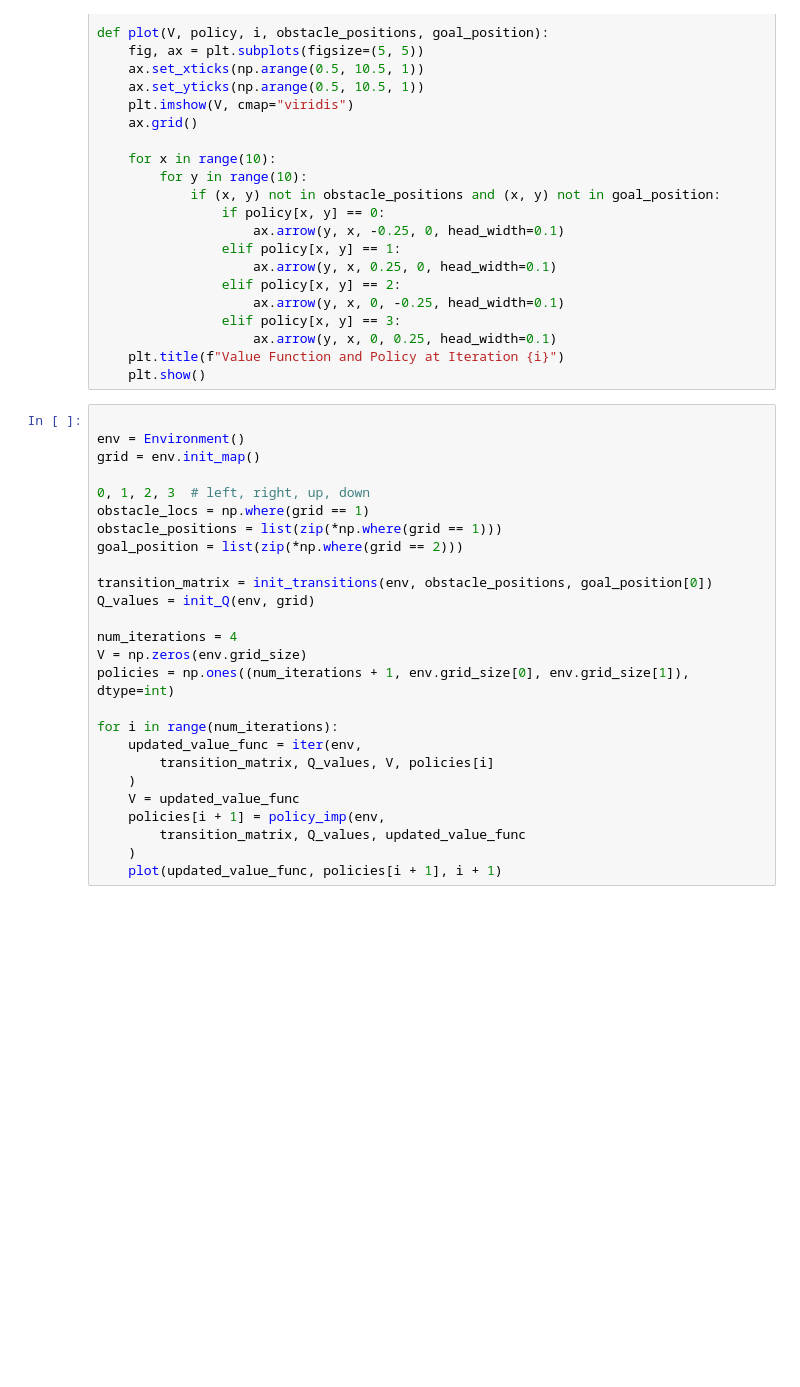
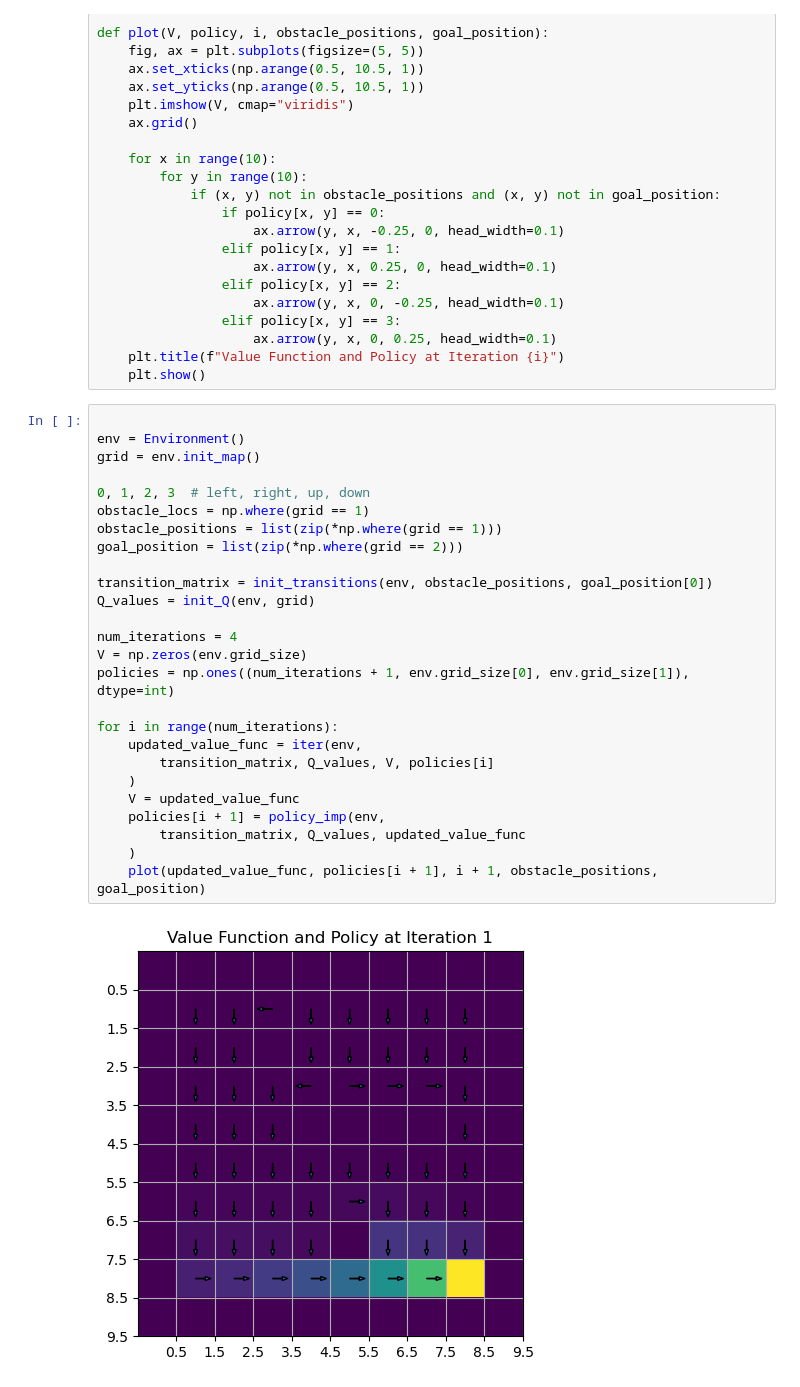
Before and after one commit to cameron-d28/undergrad_projects, a Jupyter notebook: reinforcement_learning_example.ipynb, the cells around one changed output. Cells and saved outputs as stored; diff of their text form; blank space fills up the shorter version.

Commit message:
updated RL to have plots, added paper and NN from scratch

```diff
--- a/reinforcement_learning_example.ipynb
+++ b/reinforcement_learning_example.ipynb
@@ -131,26 +131,28 @@ def plot(V, policy, i, obstacle_positions, goal_position):
 # %%
 
 env = Environment()
 grid = env.init_map()
 
 0, 1, 2, 3  # left, right, up, down
 obstacle_locs = np.where(grid == 1)
 obstacle_positions = list(zip(*np.where(grid == 1)))
 goal_position = list(zip(*np.where(grid == 2)))
 
 transition_matrix = init_transitions(env, obstacle_positions, goal_position[0])
 Q_values = init_Q(env, grid)
 
 num_iterations = 4
 V = np.zeros(env.grid_size)
 policies = np.ones((num_iterations + 1, env.grid_size[0], env.grid_size[1]), dtype=int)
 
 for i in range(num_iterations):
     updated_value_func = iter(env,
         transition_matrix, Q_values, V, policies[i]
     )
     V = updated_value_func
     policies[i + 1] = policy_imp(env,
         transition_matrix, Q_values, updated_value_func
     )
-    plot(updated_value_func, policies[i + 1], i + 1)
+    plot(updated_value_func, policies[i + 1], i + 1, obstacle_positions, goal_position)
+# %% [output]
+[figure, added]
```
Also changed, not shown: parts of 1 cell of this notebook, 2 other files.
